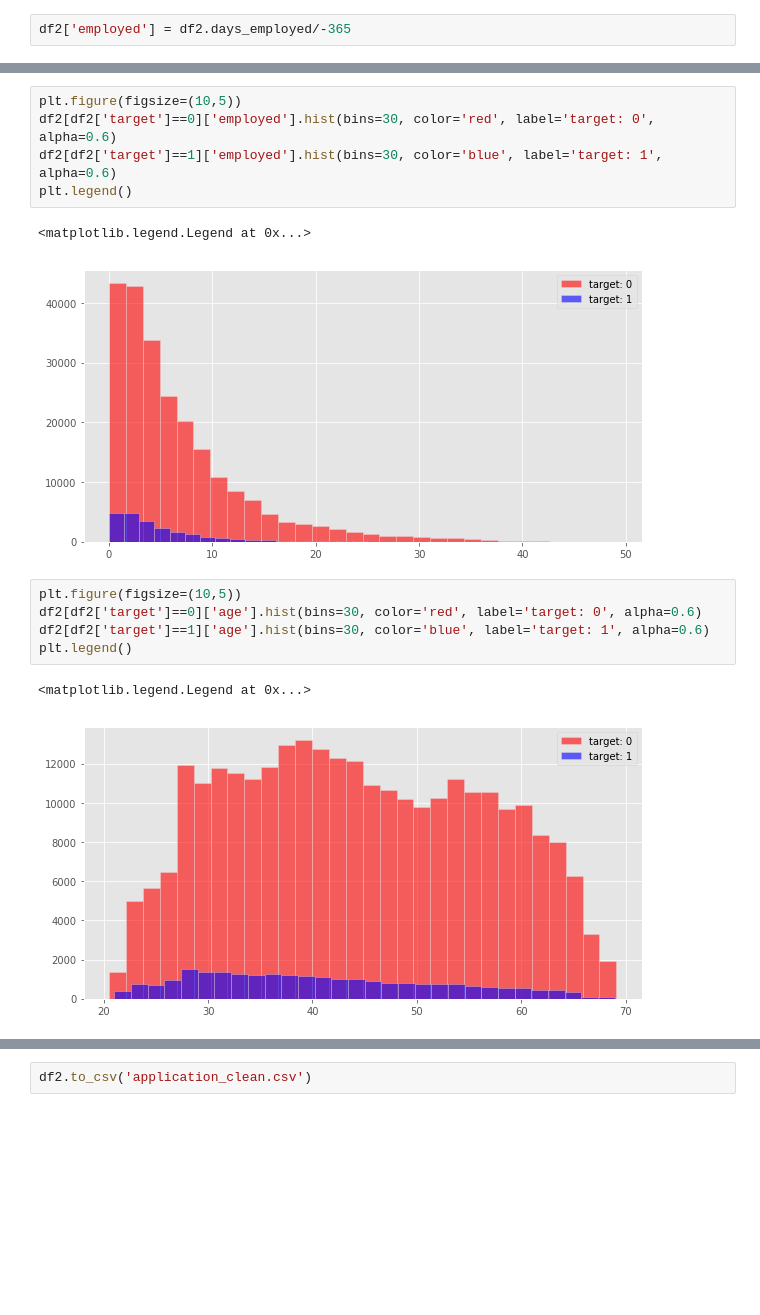
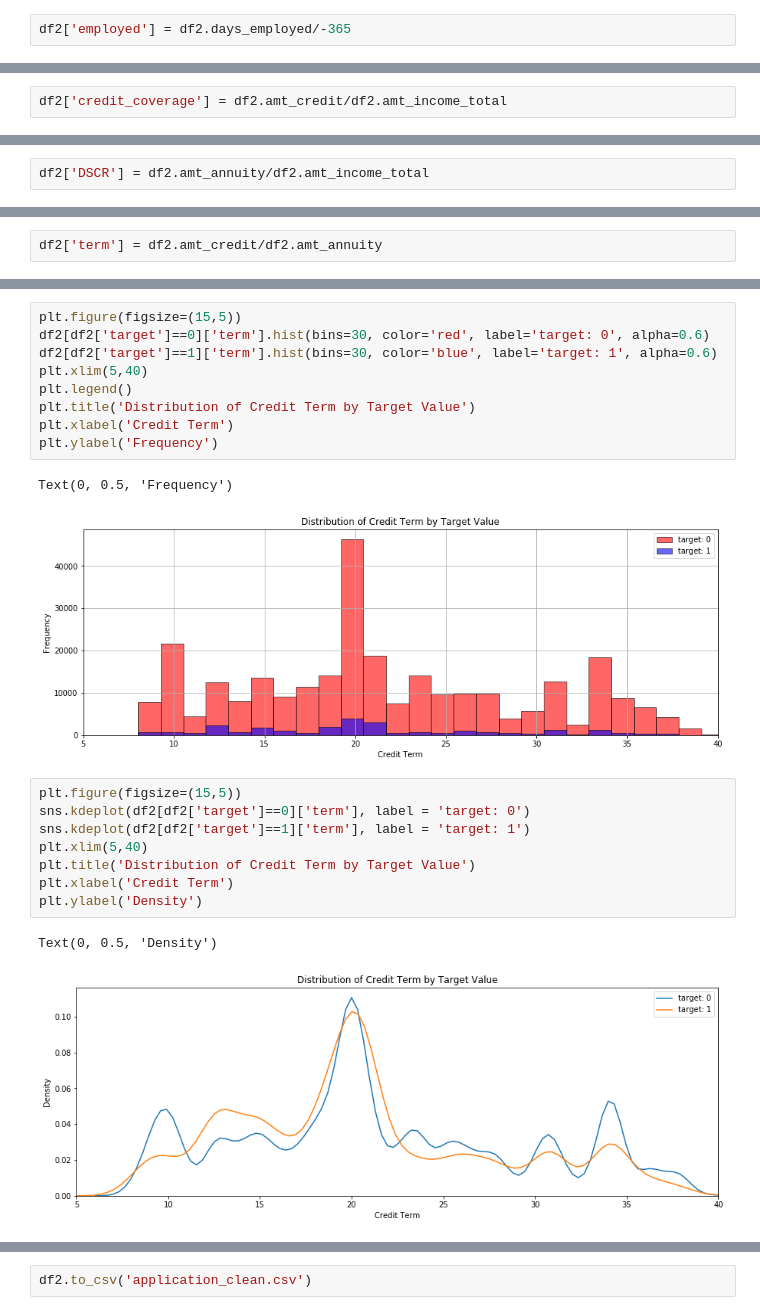
Before and after one commit to 6esche/HomeCredit, a Jupyter notebook: EDA.ipynb, the cells around one changed output, grey strips where cells are left out. Drawn from its saved outputs; the diff is of its cells as text; blank space fills up the shorter version.

```diff
--- a/EDA.ipynb
+++ b/EDA.ipynb
@@ -255 +304,3 @@ df2['employed'] = df2.days_employed/-365
+# %%
+df2['credit_coverage'] = df2.amt_credit/df2.amt_income_total
 # %%
@@ -266,0 +343,2 @@ Name: employed, dtype: float64
+# %%
+df2['DSCR'] = df2.amt_annuity/df2.amt_income_total
@@ -266,0 +382,2 @@ Name: employed, dtype: float64
+# %%
+df2['term'] = df2.amt_credit/df2.amt_annuity
@@ -267,16 +396,23 @@ Name: employed, dtype: float64
 # %%
-plt.figure(figsize=(10,5))
-df2[df2['target']==0]['employed'].hist(bins=30, color='red', label='target: 0', alpha=0.6)
-df2[df2['target']==1]['employed'].hist(bins=30, color='blue', label='target: 1', alpha=0.6)
+plt.figure(figsize=(15,5))
+df2[df2['target']==0]['term'].hist(bins=30, color='red', label='target: 0', alpha=0.6)
+df2[df2['target']==1]['term'].hist(bins=30, color='blue', label='target: 1', alpha=0.6)
+plt.xlim(5,40)
 plt.legend()
+plt.title('Distribution of Credit Term by Target Value')
+plt.xlabel('Credit Term')
+plt.ylabel('Frequency')
 # %% [output]
-<matplotlib.legend.Legend at 0x...>
+Text(0, 0.5, 'Frequency')
-[figure, old version]
+[figure, new version]
 # %%
-plt.figure(figsize=(10,5))
-df2[df2['target']==0]['age'].hist(bins=30, color='red', label='target: 0', alpha=0.6)
-df2[df2['target']==1]['age'].hist(bins=30, color='blue', label='target: 1', alpha=0.6)
-plt.legend()
+plt.figure(figsize=(15,5))
+sns.kdeplot(df2[df2['target']==0]['term'], label = 'target: 0')
+sns.kdeplot(df2[df2['target']==1]['term'], label = 'target: 1')
+plt.xlim(5,40)
+plt.title('Distribution of Credit Term by Target Value')
+plt.xlabel('Credit Term')
+plt.ylabel('Density')
 # %% [output]
-<matplotlib.legend.Legend at 0x...>
+Text(0, 0.5, 'Density')
-[figure, old version]
+[figure, new version]
```
Also changed, not shown: parts of 18 cells of this notebook.
